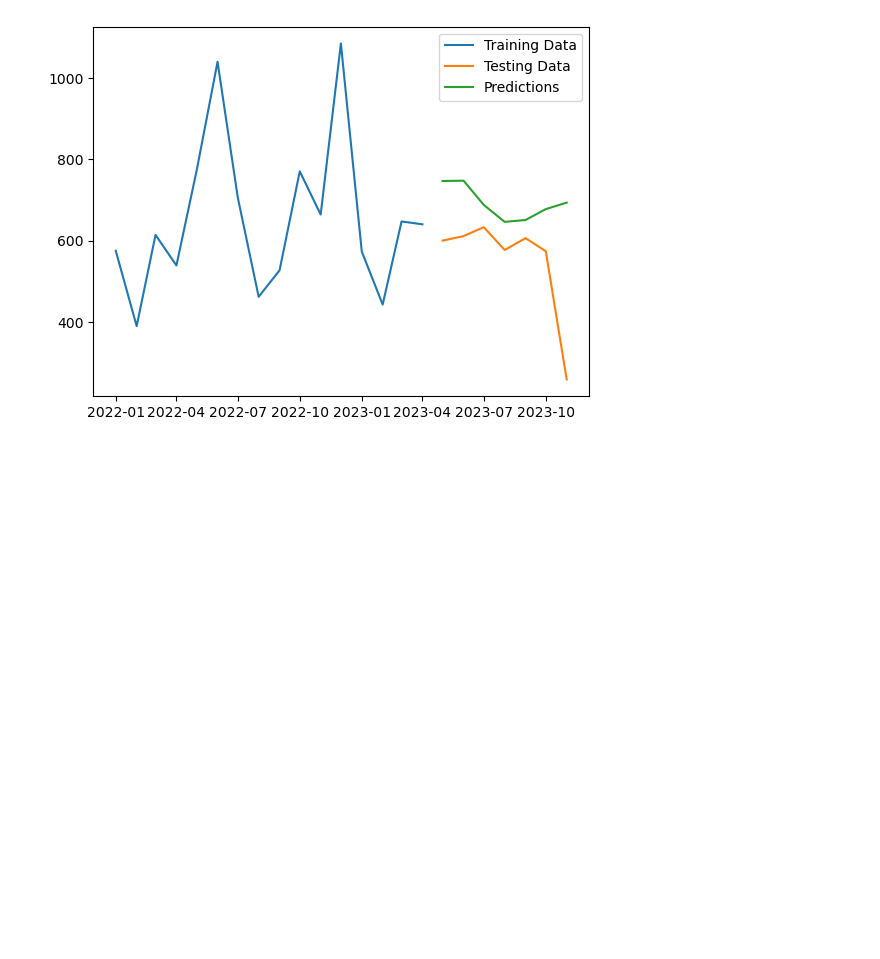
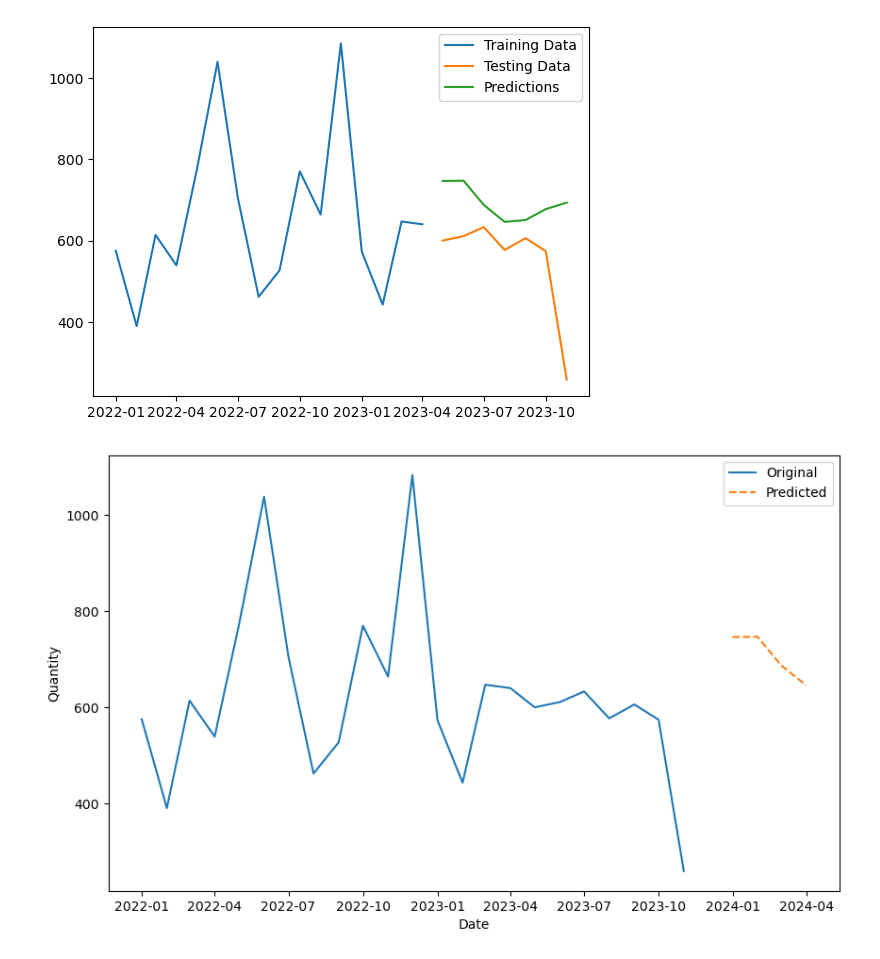
Before and after one commit to Veekits/ARIMA-for-Cold-and-Flu, a Jupyter notebook: ARIMA for Cold and Flu.ipynb, the cells around one changed output. Cells and saved outputs as stored; diff of their text form; code cells hidden in the pictures; blank space fills up the shorter version.

```diff
--- a/ARIMA for Cold and Flu.ipynb
+++ b/ARIMA for Cold and Flu.ipynb
@@ -203,3 +203,20 @@ plt.legend()
 plt.show()
 # %% [output]
 [figure]
+# %%
+steps = 4
+forecast = model_fit.forecast(steps=steps)
+# %%
+plt.figure(figsize=(10, 6))
+plt.plot(df2['Date'], df2['Quantity'], label='Original')
+
+# Plot the predicted values
+future_dates = pd.date_range(start=df2['Date'].iloc[-1], periods=steps + 1, freq='M')[1:]
+plt.plot(future_dates, forecast, label='Predicted', linestyle='dashed')
+
+plt.xlabel('Date')
+plt.ylabel('Quantity')
+plt.legend()
+plt.show()
+# %% [output]
+[figure, added]
```
Also changed, not shown: parts of 2 cells of this notebook, 1 other file.
